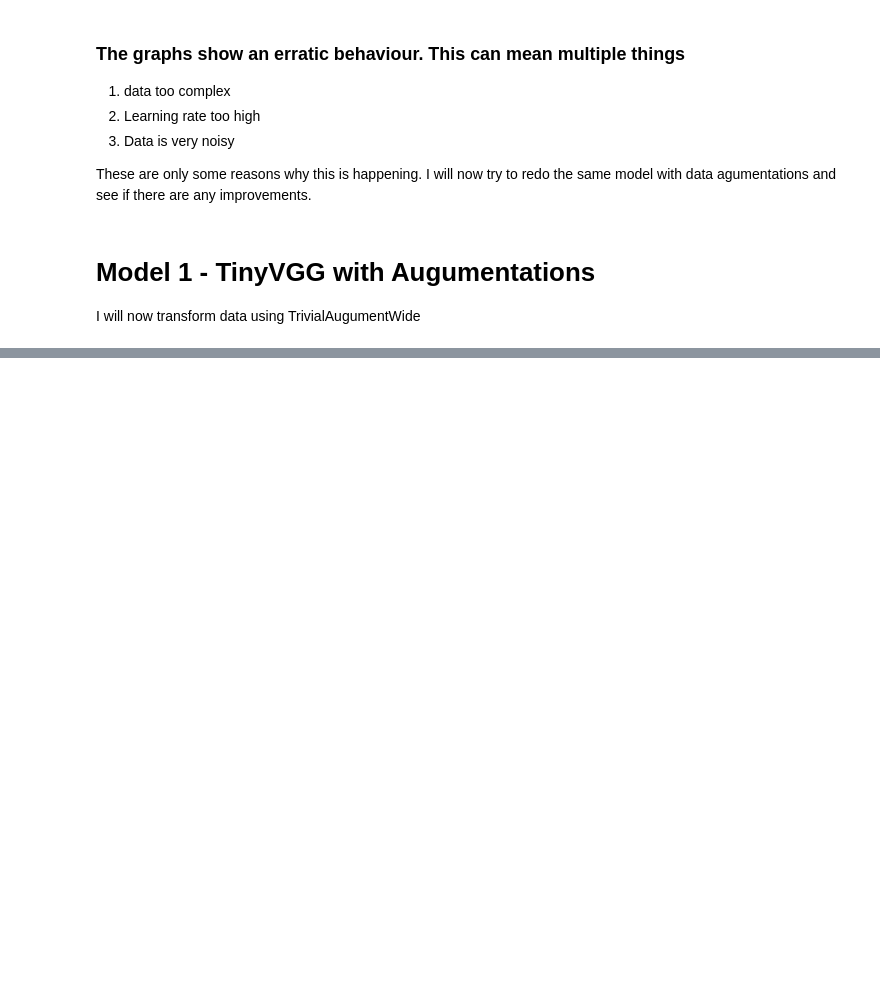
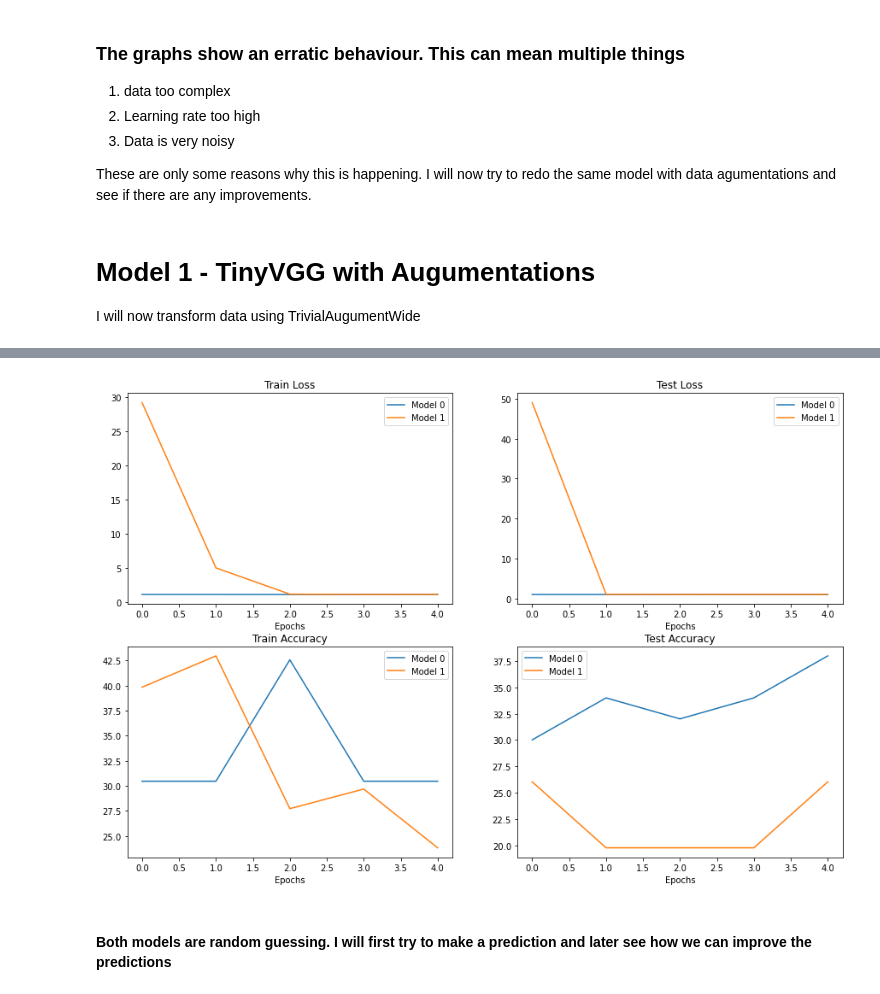
Before and after one commit to pusapatiakhilraju/Pytorch-Food101-CustomDataSet-Classification, a Jupyter notebook: Food101-Classification.ipynb, the cells around one changed output, grey strips where cells are left out. Saved outputs shown, nothing was run; the diff lists cells and outputs as text; code cells hidden in the pictures; blank space fills up the shorter version.

```diff
--- a/Food101-Classification.ipynb
+++ b/Food101-Classification.ipynb
@@ -625,0 +774,4 @@ test_dataloader_trivial_augument = DataLoader(dataset=test_data_trivial_augument
+# %%
+import pandas as pd
+df_model_0_results = pd.DataFrame(results)
+df_model_1_results = pd.DataFrame(results_2)
@@ -625,0 +787,42 @@ test_dataloader_trivial_augument = DataLoader(dataset=test_data_trivial_augument
+# %%
+# Setup a plot
+plt.figure(figsize=(15, 10))
+
+# Get number of epochs
+epochs = range(len(df_model_0_results))
+
+# Plot train loss
+plt.subplot(2, 2, 1)
+plt.plot(epochs, df_model_0_results["train_loss"], label="Model 0")
+plt.plot(epochs, df_model_1_results["train_loss"], label="Model 1")
+plt.title("Train Loss")
+plt.xlabel("Epochs")
+plt.legend()
+
+# Plot test loss
+plt.subplot(2, 2, 2)
+plt.plot(epochs, df_model_0_results["test_loss"], label="Model 0")
+plt.plot(epochs, df_model_1_results["test_loss"], label="Model 1")
+plt.title("Test Loss")
+plt.xlabel("Epochs")
+plt.legend()
+
+# Plot train accuracy
+plt.subplot(2, 2, 3)
+plt.plot(epochs, df_model_0_results["train_acc"], label="Model 0")
+plt.plot(epochs, df_model_1_results["train_acc"], label="Model 1")
+plt.title("Train Accuracy")
+plt.xlabel("Epochs")
+plt.legend()
+
+# Plot test accuracy
+plt.subplot(2, 2, 4)
+plt.plot(epochs, df_model_0_results["test_acc"], label="Model 0")
+plt.plot(epochs, df_model_1_results["test_acc"], label="Model 1")
+plt.title("Test Accuracy")
+plt.xlabel("Epochs")
+plt.legend();
+# %% [output]
+[figure, added]
+# %% [markdown]
+#### Both models are random guessing. I will first try to make a prediction and later see how we can improve the predictions
```
Also changed, not shown: parts of 26 cells of this notebook, 1 other file.
